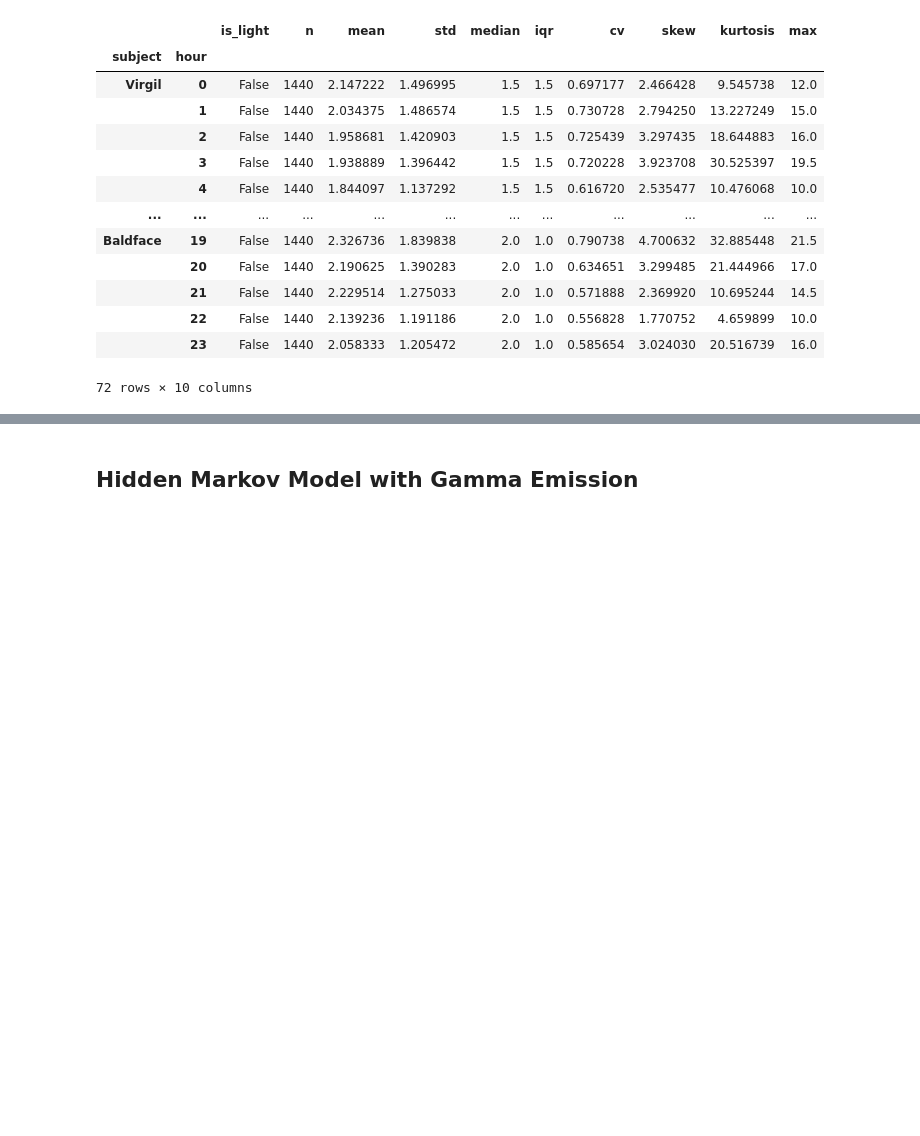
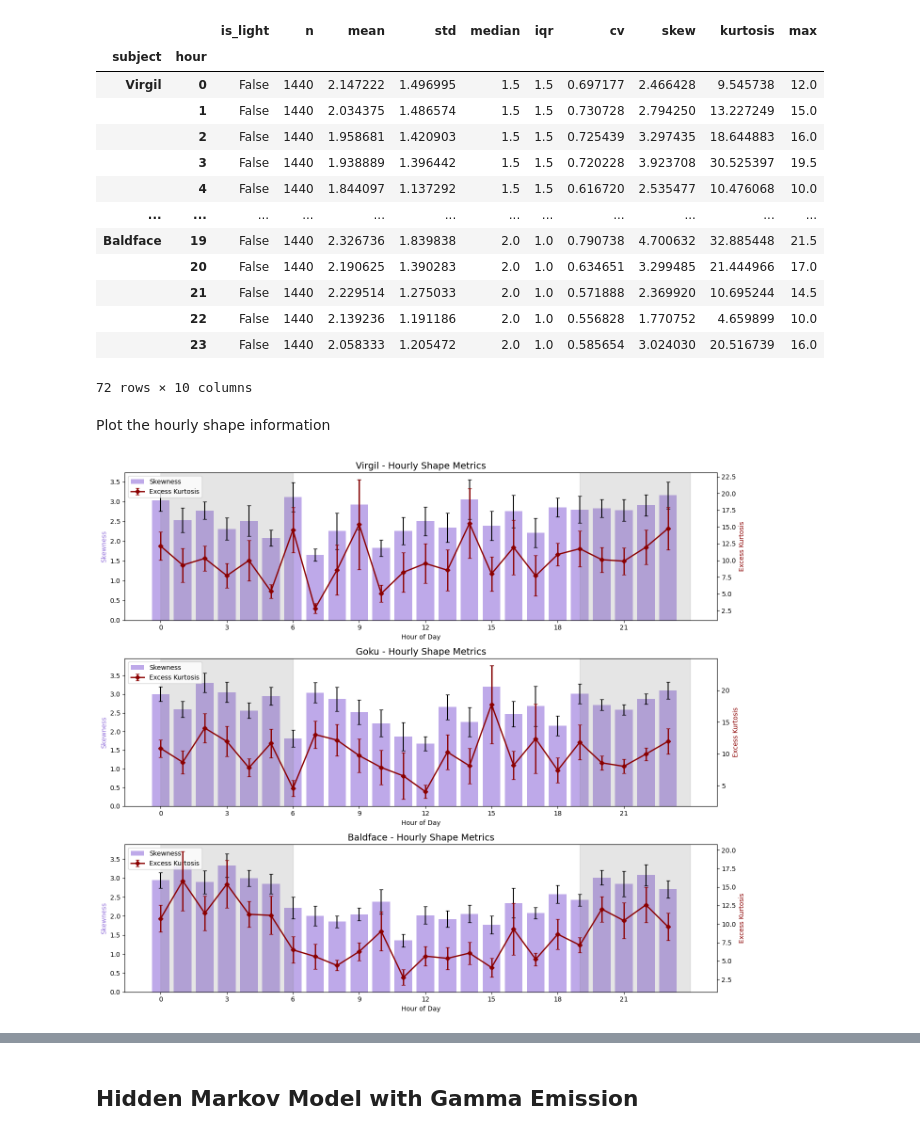
Before and after one commit to StlrsSpBwl/Intrinsic-Timescale, a Jupyter notebook: Intrinsic Timescale Volatility Modeling.ipynb, the cells around one changed output, grey strips where cells are left out. Saved outputs shown, nothing was run; the diff lists cells and outputs as text; code cells hidden in the pictures; blank space fills up the shorter version.

Commit message:
visualization

```diff
--- a/Intrinsic Timescale Volatility Modeling.ipynb
+++ b/Intrinsic Timescale Volatility Modeling.ipynb
@@ -539,3 +539,76 @@ hourly_beta
 |  | 22 | False | 1440 | 2.139236 | 1.191186 | 2.0 | 1.0 | 0.556828 | 1.770752 | 4.659899 | 10.0 |
 |  | 23 | False | 1440 | 2.058333 | 1.205472 | 2.0 | 1.0 | 0.585654 | 3.024030 | 20.516739 | 16.0 |
 72 rows × 10 columns
+# %% [markdown]
+Plot the hourly shape information
+# %%
+def plot_hourly_shape(df,light_on=6,light_off=19,figsize=(14,4)):
+    """
+    Plot hourly skewness (bars) and excess kurtosis (line) for each subject
+
+    Parameters:
+    df: pd.DataFrame (index: datetime, columns: subjects with TC values)
+    light_on, light_off: inf; Light cycle boundaries
+    figsize: tuple; Figure size
+
+    Returns:
+    fig: matplotlib.figure.Figure
+    shape_df: pd.DataFrame with hourly skewness and kurtosis for each subject
+    """
+    min_n=10
+    subjects = df.columns.tolist()
+    n_subj=len(subjects)
+    fig,axes = plt.subplots(n_subj,1,figsize=(figsize[0],figsize[1]*n_subj),squeeze=False)
+    records = []
+    for i, subj in enumerate(subjects):
+        vals = df[subj].dropna()
+        day_hour = vals.groupby([vals.index.date,vals.index.hour])
+        dh_skew = day_hour.skew()
+        dh_kurt=day_hour.apply(pd.Series.kurtosis)
+        dh_n = day_hour.count()
+        dh = pd.DataFrame({
+            'skewness':dh_skew.values,
+            'kurtosis':dh_kurt.values,
+            'n':dh_n.values
+        },index=pd.MultiIndex.from_tuples(dh_skew.index,names=['date','hour']))
+        # drop bins with too few samples for meaningful shape estimates
+        dh = dh[dh['n']>=min_n]
+        # average across days for each hour-of-day
+        by_hour = dh.groupby('hour')
+        h_skew_mean = by_hour['skewness'].mean()
+        h_skew_sem = by_hour['skewness'].sem()
+        h_kurt_mean = by_hour['kurtosis'].mean()
+        h_kurt_sem = by_hour['kurtosis'].sem()
+        h_n_mean = by_hour['n'].mean()
+        h_n_days = by_hour['n'].count()
+        for h in h_skew_mean.index:
+            records.append({
+                'subject':subj,'hour':h,
+                'skewness_mean':h_skew_mean[h],'skewness_sem':h_skew_sem[h],
+                'kurtosis_mean':h_kurt_mean[h],'kurtosis_sem':h_kurt_sem[h],
+                'n_per_bin_mean':h_n_mean[h],'n_days':h_n_days[h]
+            })
+        # Plot
+        ax = axes[i,0]
+        ax2 = ax.twinx()
+        ax.bar(h_skew_mean.index,h_skew_mean,yerr = h_skew_sem,
+                color = 'mediumpurple',alpha=0.6,capsize = 3, label='Skewness')
+        ax2.errorbar(h_kurt_mean.index,h_kurt_mean,yerr=h_kurt_sem,fmt='D-',
+                     color='darkred',linewidth=2,markersize=5,capsize=3,label='Excess Kurtosis')
+        ax.axvspan(0,light_on,color='gray',alpha=0.2)
+        ax.axvspan(light_off,24,color='gray',alpha=0.2)
+        ax.set_xlabel('Hour of Day')
+        ax.set_ylabel('Skewness',color='mediumpurple')
+        ax2.set_ylabel('Excess Kurtosis',color='darkred')
+        ax.set_title(f'{subj} - Hourly Shape Metrics',fontsize=14)
+        ax.set_xticks(range(0,24,3))
+        h1,l1=ax.get_legend_handles_labels()
+        h2,l2=ax2.get_legend_handles_labels()
+        ax.legend(h1+h2,l1+l2,loc='upper left',fontsize=10)
+    plt.tight_layout()
+    shape_df = pd.DataFrame(records).set_index(['subject','hour'])
+    return fig, shape_df
+
+fig,shape_df = plot_hourly_shape(alpha,light_on=6,light_off=19)
+# %% [output]
+[figure, added]
```
Also changed, not shown: parts of 7 cells of this notebook, 4 other files.
